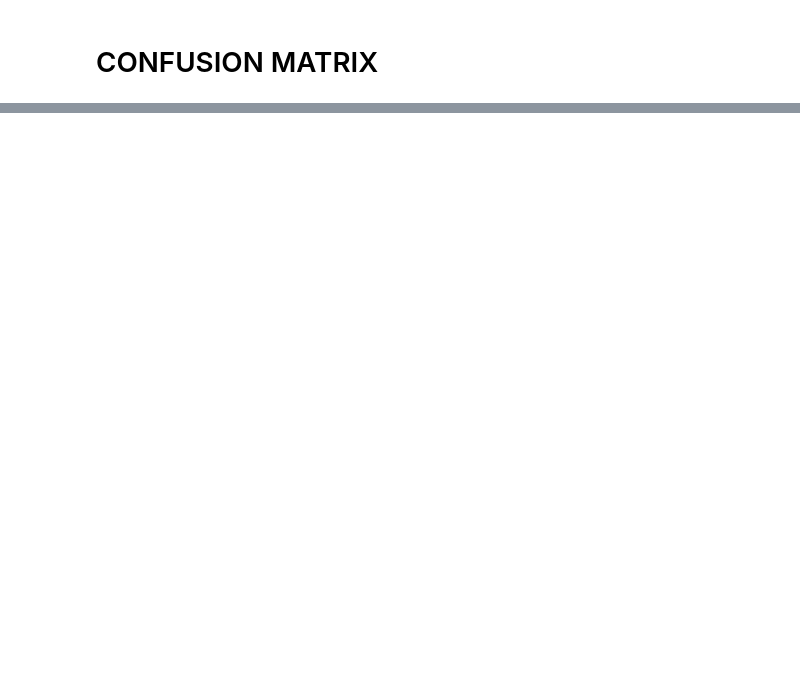
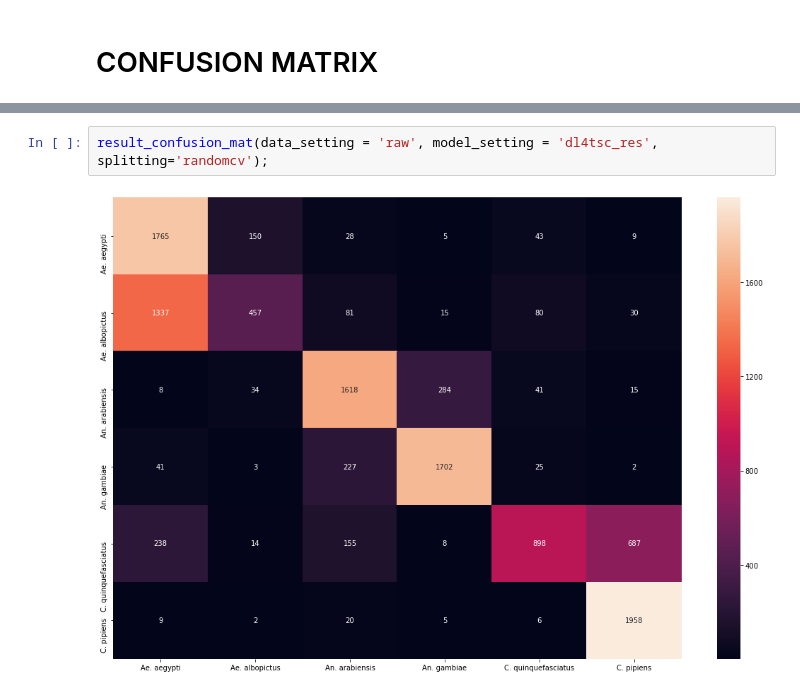
Before and after one commit to kalfasyan/wingbeat_frequencies, a Jupyter notebook: Jupyter_Notebooks/PAPER1_FETCHING RESULTS.ipynb, the cells around one changed output, grey strips where cells are left out. Drawn from its saved outputs; the diff is of its cells as text; blank space fills up the shorter version.

```diff
--- a/Jupyter_Notebooks/PAPER1_FETCHING RESULTS.ipynb
+++ b/Jupyter_Notebooks/PAPER1_FETCHING RESULTS.ipynb
@@ -217,0 +178,4 @@ sns.heatmap(cm, xticklabels=labels, yticklabels=labels, annot=True, fmt='.0f')
+# %%
+result_confusion_mat(data_setting = 'raw', model_setting = 'dl4tsc_res', splitting='randomcv');
+# %% [output]
+[figure, added]
```
Also changed, not shown: parts of 11 cells of this notebook, 1 other file.
